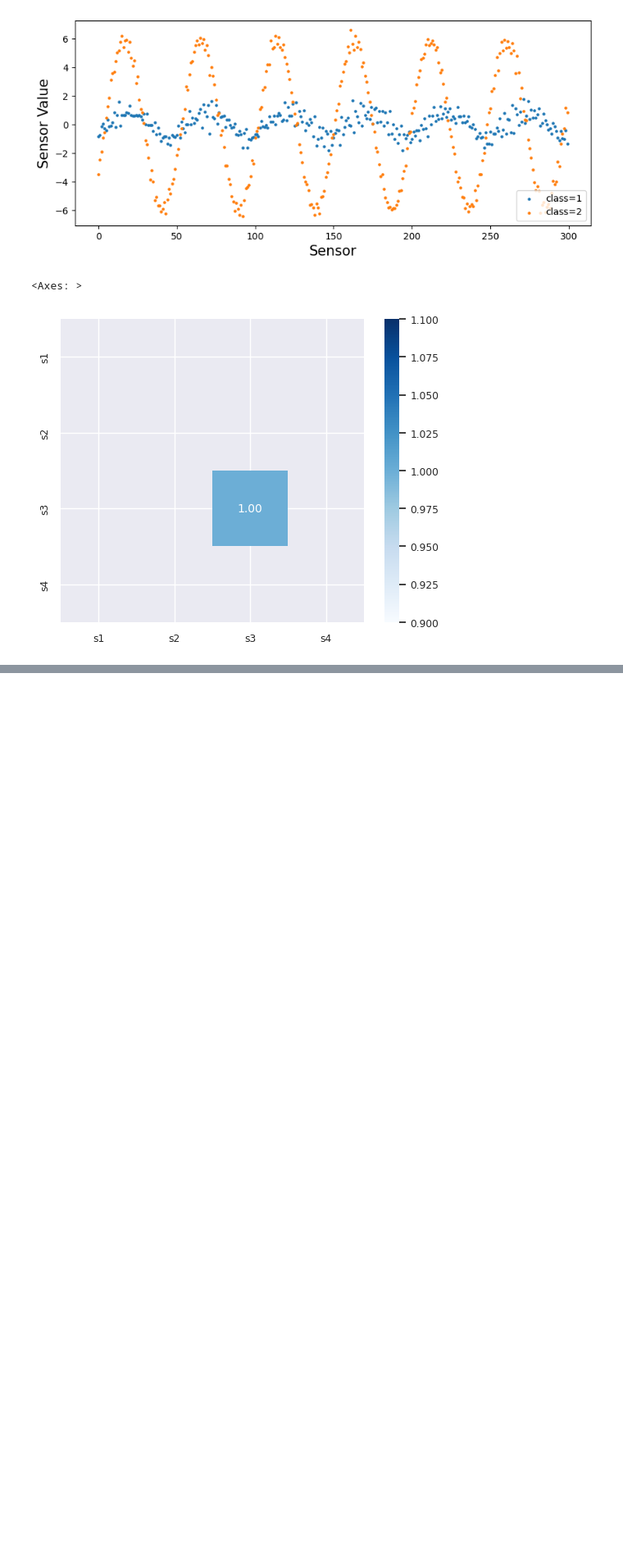
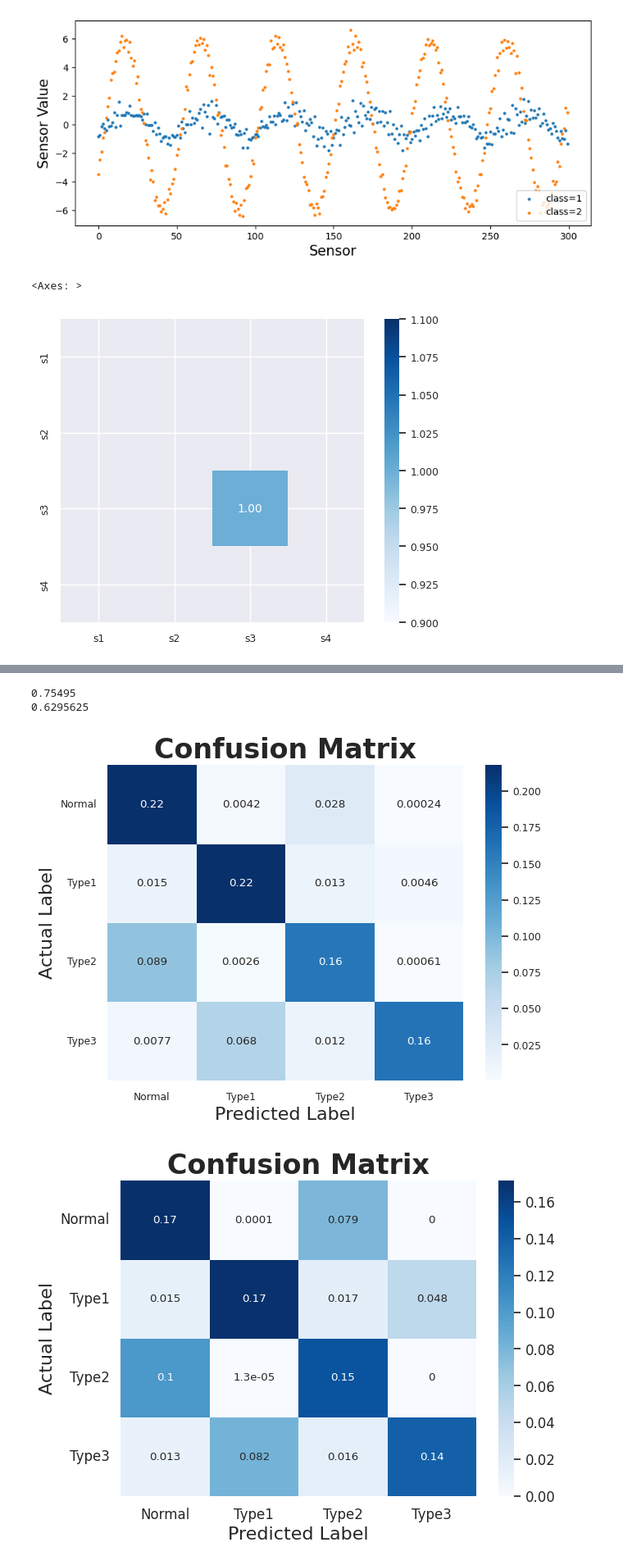
Before and after one commit to SincerityHun/Machine-Failure-Diagnosis, a Jupyter notebook: test.ipynb, the cells around one changed output, grey strips where cells are left out. Shown: that part at 82% size. Drawn from its saved outputs; the diff is of its cells as text; code cells hidden in the pictures; blank space fills up the shorter version.

```diff
--- a/test.ipynb
+++ b/test.ipynb
@@ -120,0 +470,8 @@ sns.heatmap(cm,annot=True,square=True,fmt=".2f",annot_kws={"size":10},yticklabel
+# %%
+CNN_model = KAMP_CNN()
+num_epochs =100
+criterion = nn.CrossEntropyLoss()
+optimizer = torch.optim.Adam(CNN_model.parameters())
+PATH ='save/CNN/'
+CNN_loss_values, CNN_loss_values_v = train_model(CNN_model, criterion, optimizer,
+num_epochs, train_dataloader, PATH)
@@ -120,0 +496,8 @@ sns.heatmap(cm,annot=True,square=True,fmt=".2f",annot_kws={"size":10},yticklabel
+# %%
+RNN_model = KAMP_RNN()
+num_epochs =100
+criterion = nn.CrossEntropyLoss()
+optimizer = torch.optim.Adam(RNN_model.parameters())
+PATH ='save/RNN/'
+RNN_loss_values, RNN_loss_values_v = train_model(RNN_model, criterion, optimizer,
+num_epochs, train_dataloader, PATH)
@@ -120,0 +539,21 @@ sns.heatmap(cm,annot=True,square=True,fmt=".2f",annot_kws={"size":10},yticklabel
+# %%
+from sklearn.metrics import classification_report, confusion_matrix
+def draw_confusion_matrix(model, xt, yt, PATH):
+    y_pred = []; y_true = []
+    model.eval()
+    y_hat = model(xt); output = (torch.max(torch.exp(y_hat), 1)[1]).data.cpu().numpy()
+    y_pred.extend(output)
+    labels = y_test.data.cpu().numpy()
+    y_true.extend(labels)
+    # 분류 항목
+    classes = ('Normal', 'Type1', 'Type2', 'Type3')
+    # Confussion Matrix 생성
+    plt.figure(figsize = (7,5))
+    dlen = float(len(x_test)) # test data 크기 : 여기서는 80000
+    cm = confusion_matrix(y_true, y_pred)
+    df_cm = pd.DataFrame(cm/dlen, index = [i for i in classes],columns = [i for i in classes])
+    sns.heatmap(df_cm, annot=True, cmap=plt.cm.Blues)
+    plt.title("Confusion Matrix", size=24, fontweight='bold')
+    plt.xlabel("Predicted Label", size=16); plt.ylabel("Actual Label", size=16)
+    plt.rc('xtick', labelsize=12); plt.rc('ytick', labelsize=12); plt.yticks(rotation=0)
+    plt.savefig(PATH +'cm_output.png')
@@ -120,0 +572,12 @@ sns.heatmap(cm,annot=True,square=True,fmt=".2f",annot_kws={"size":10},yticklabel
+# %%
+test_model(CNN_model,'save/CNN/')
+test_model(RNN_model,'save/RNN/')
+# %% [output]
+0.75495
+0.6295625
+# %%
+draw_confusion_matrix(CNN_model, x_test, y_test, 'save/CNN/')
+draw_confusion_matrix(RNN_model, x_test, y_test, 'save/RNN/')
+# %% [output]
+[figure, added]
+[figure, added]
```
Also changed, not shown: parts of 22 cells of this notebook, 5 other files.
